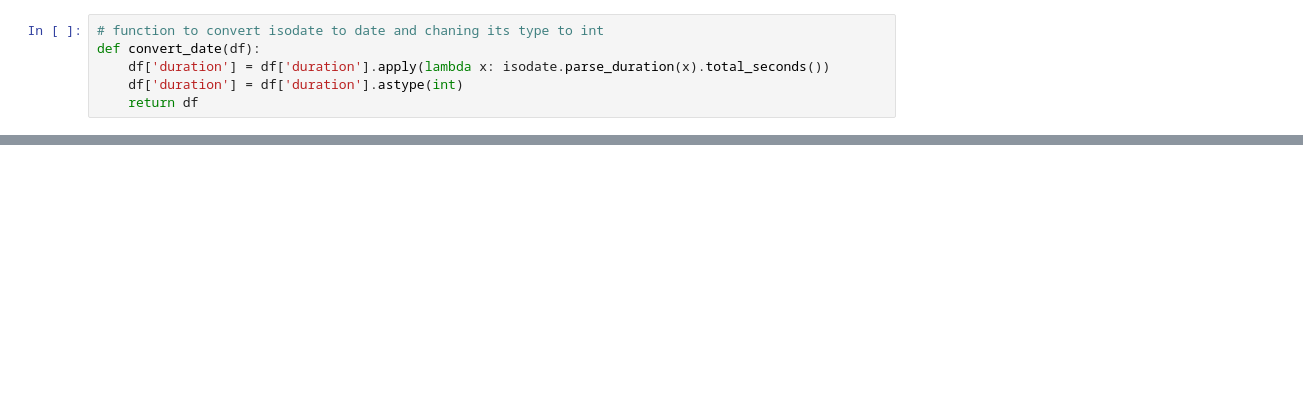
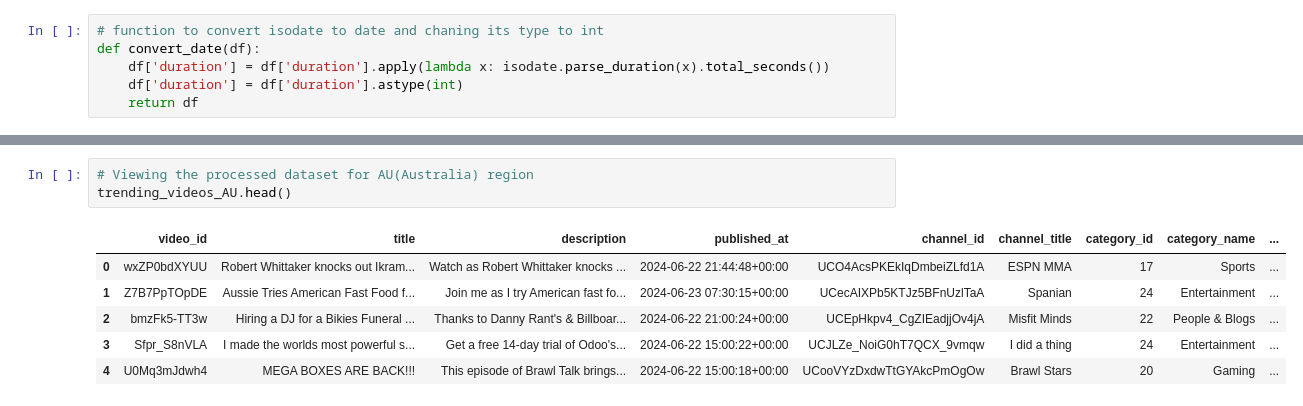
Before and after one commit to rajputdevyansh/YouTube-Data-Collection-and-Analysis, a Jupyter notebook: youtube_analysis/data_colection.ipynb, the cells around one changed output, grey strips where cells are left out. Drawn from its saved outputs; the diff is of its cells as text; blank space fills up the shorter version.

```diff
--- a/youtube_analysis/data_colection.ipynb
+++ b/youtube_analysis/data_colection.ipynb
@@ -352,0 +380,10 @@ KeyError: 'duration_seconds'
+# %%
+# Viewing the processed dataset for AU(Australia) region
+trending_videos_AU.head()
+# %% [output]
+|  | video_id | title | description | published_at | channel_id | channel_title | category_id | category_name | ... |
+| 0 | wxZP0bdXYUU | Robert Whittaker knocks out Ikram... | Watch as Robert Whittaker knocks ... | 2024-06-22 21:44:48+00:00 | UCO4AcsPKEkIqDmbeiZLfd1A | ESPN MMA | 17 | Sports | ... |
+| 1 | Z7B7PpTOpDE | Aussie Tries American Fast Food f... | Join me as I try American fast fo... | 2024-06-23 07:30:15+00:00 | UCecAIXPb5KTJz5BFnUzlTaA | Spanian | 24 | Entertainment | ... |
+| 2 | bmzFk5-TT3w | Hiring a DJ for a Bikies Funeral ... | Thanks to Danny Rant's & Billboar... | 2024-06-22 21:00:24+00:00 | UCEpHkpv4_CgZIEadjjOv4jA | Misfit Minds | 22 | People & Blogs | ... |
+| 3 | Sfpr_S8nVLA | I made the worlds most powerful s... | Get a free 14-day trial of Odoo's... | 2024-06-22 15:00:22+00:00 | UCJLZe_NoiG0hT7QCX_9vmqw | I did a thing | 24 | Entertainment | ... |
+| 4 | U0Mq3mJdwh4 | MEGA BOXES ARE BACK!!! | This episode of Brawl Talk brings... | 2024-06-22 15:00:18+00:00 | UCooVYzDxdwTtGYAkcPmOgOw | Brawl Stars | 20 | Gaming | ... |
```
Also changed, not shown: parts of 27 cells of this notebook, 5 other files.
